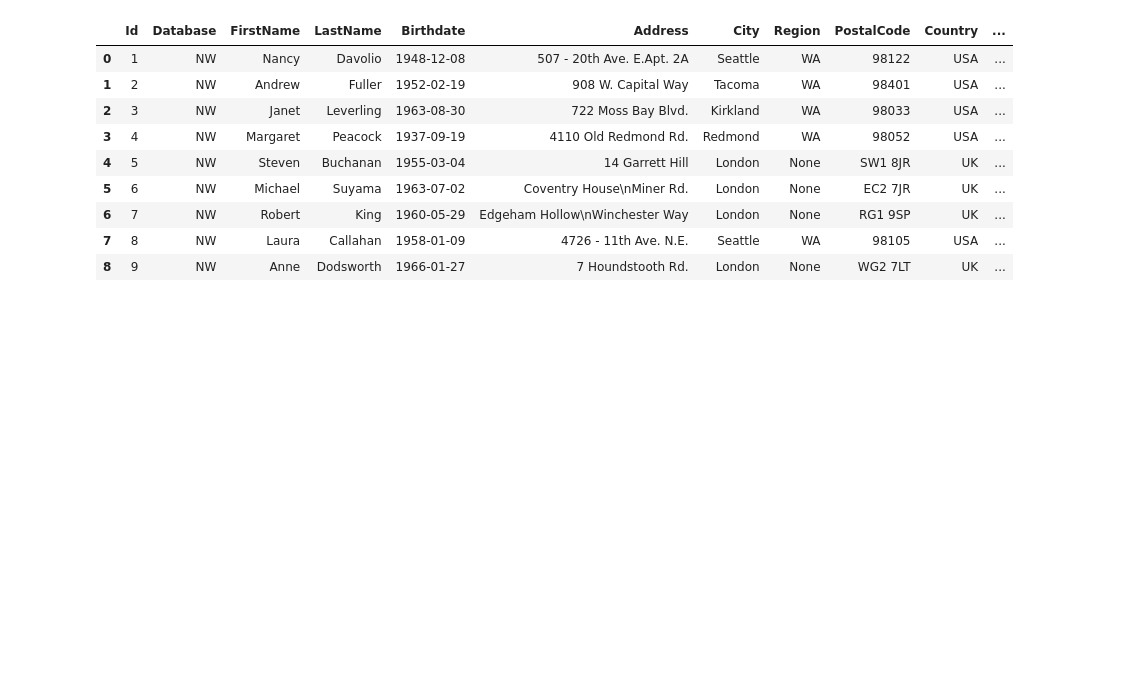
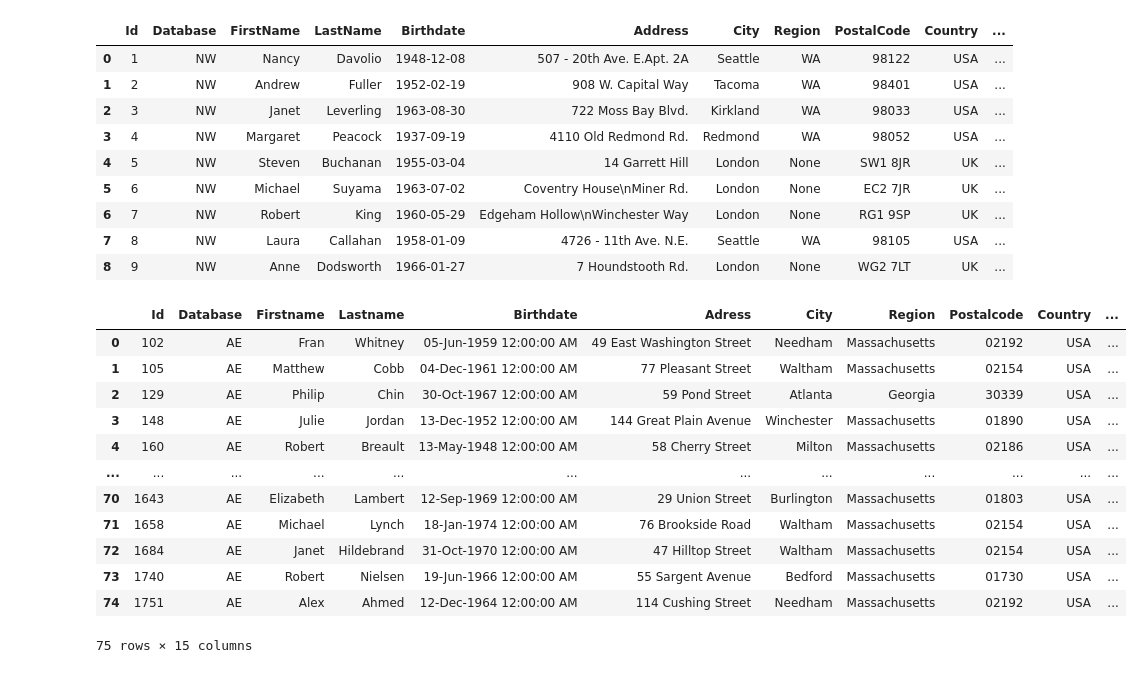
Before and after one commit to MaxHB01/undbtest, a Jupyter notebook: notebooks/employee.ipynb, the cells around one changed output. Saved outputs shown, nothing was run; the diff lists cells and outputs as text; code cells hidden in the pictures; blank space fills up the shorter version.

```diff
--- a/notebooks/employee.ipynb
+++ b/notebooks/employee.ipynb
@@ -54,3 +54,44 @@ northwind_df
 | 6 | 7 | NW | Robert | King | 1960-05-29 | Edgeham Hollow\nWinchester Way | London | None | RG1 9SP | UK | ... |
 | 7 | 8 | NW | Laura | Callahan | 1958-01-09 | 4726 - 11th Ave. N.E. | Seattle | WA | 98105 | USA | ... |
 | 8 | 9 | NW | Anne | Dodsworth | 1966-01-27 | 7 Houndstooth Rd. | London | None | WG2 7LT | UK | ... |
+# %%
+test1 = pd.read_sql_query("select * from employee", aenc_connection)
+
+aenc_query = """
+SELECT
+    employee.emp_id AS Id,
+    'AE' AS 'Database',
+    employee.emp_fname as Firstname,
+    employee.emp_lname as Lastname,
+    employee.birth_date AS Birthdate,
+    employee.street as Adress,
+    employee.city as City,
+    state.state_name AS Region,
+    employee.zip_code as Postalcode,
+    state.country as Country,
+    employee.phone AS Phonenumber,
+    employee.sex as Sex,
+    employee.start_date AS StartDate,
+    employee.manager_id AS ManagerId,
+    employee.termination_date as TerminationDate
+FROM employee
+JOIN state ON employee.state = state.state_id
+"""
+
+aenc_df = pd.read_sql_query(aenc_query, aenc_connection)
+
+aenc_df
+# %% [output]
+|  | Id | Database | Firstname | Lastname | Birthdate | Adress | City | Region | Postalcode | Country | ... |
+| 0 | 102 | AE | Fran | Whitney | 05-Jun-1959 12:00:00 AM | 49 East Washington Street | Needham | Massachusetts | 02192 | USA | ... |
+| 1 | 105 | AE | Matthew | Cobb | 04-Dec-1961 12:00:00 AM | 77 Pleasant Street | Waltham | Massachusetts | 02154 | USA | ... |
+| 2 | 129 | AE | Philip | Chin | 30-Oct-1967 12:00:00 AM | 59 Pond Street | Atlanta | Georgia | 30339 | USA | ... |
+| 3 | 148 | AE | Julie | Jordan | 13-Dec-1952 12:00:00 AM | 144 Great Plain Avenue | Winchester | Massachusetts | 01890 | USA | ... |
+| 4 | 160 | AE | Robert | Breault | 13-May-1948 12:00:00 AM | 58 Cherry Street | Milton | Massachusetts | 02186 | USA | ... |
+| ... | ... | ... | ... | ... | ... | ... | ... | ... | ... | ... | ... |
+| 70 | 1643 | AE | Elizabeth | Lambert | 12-Sep-1969 12:00:00 AM | 29 Union Street | Burlington | Massachusetts | 01803 | USA | ... |
+| 71 | 1658 | AE | Michael | Lynch | 18-Jan-1974 12:00:00 AM | 76 Brookside Road | Waltham | Massachusetts | 02154 | USA | ... |
+| 72 | 1684 | AE | Janet | Hildebrand | 31-Oct-1970 12:00:00 AM | 47 Hilltop Street | Waltham | Massachusetts | 02154 | USA | ... |
+| 73 | 1740 | AE | Robert | Nielsen | 19-Jun-1966 12:00:00 AM | 55 Sargent Avenue | Bedford | Massachusetts | 01730 | USA | ... |
+| 74 | 1751 | AE | Alex | Ahmed | 12-Dec-1964 12:00:00 AM | 114 Cushing Street | Needham | Massachusetts | 02192 | USA | ... |
+75 rows × 15 columns
```
Also changed, not shown: parts of 2 cells of this notebook.
